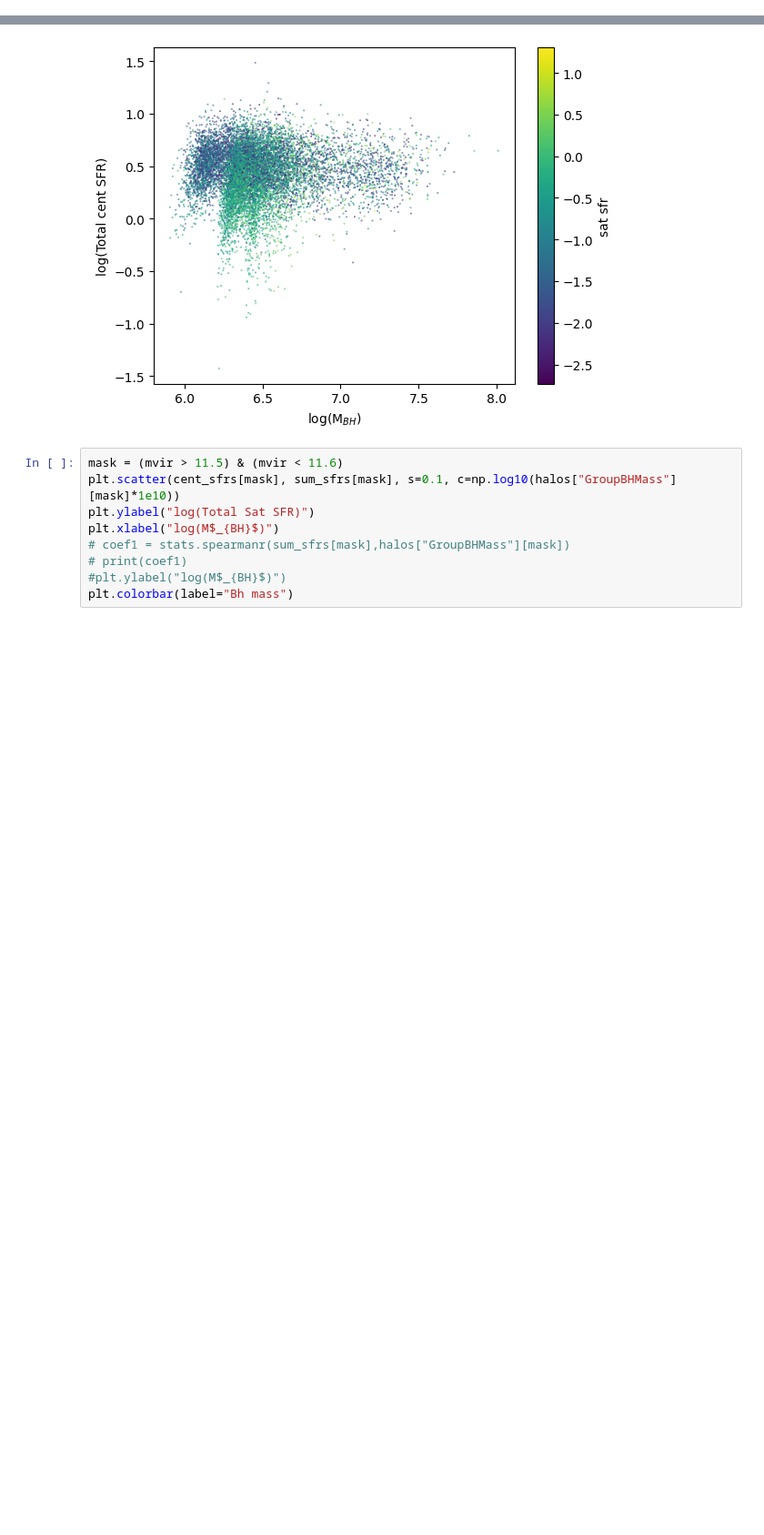
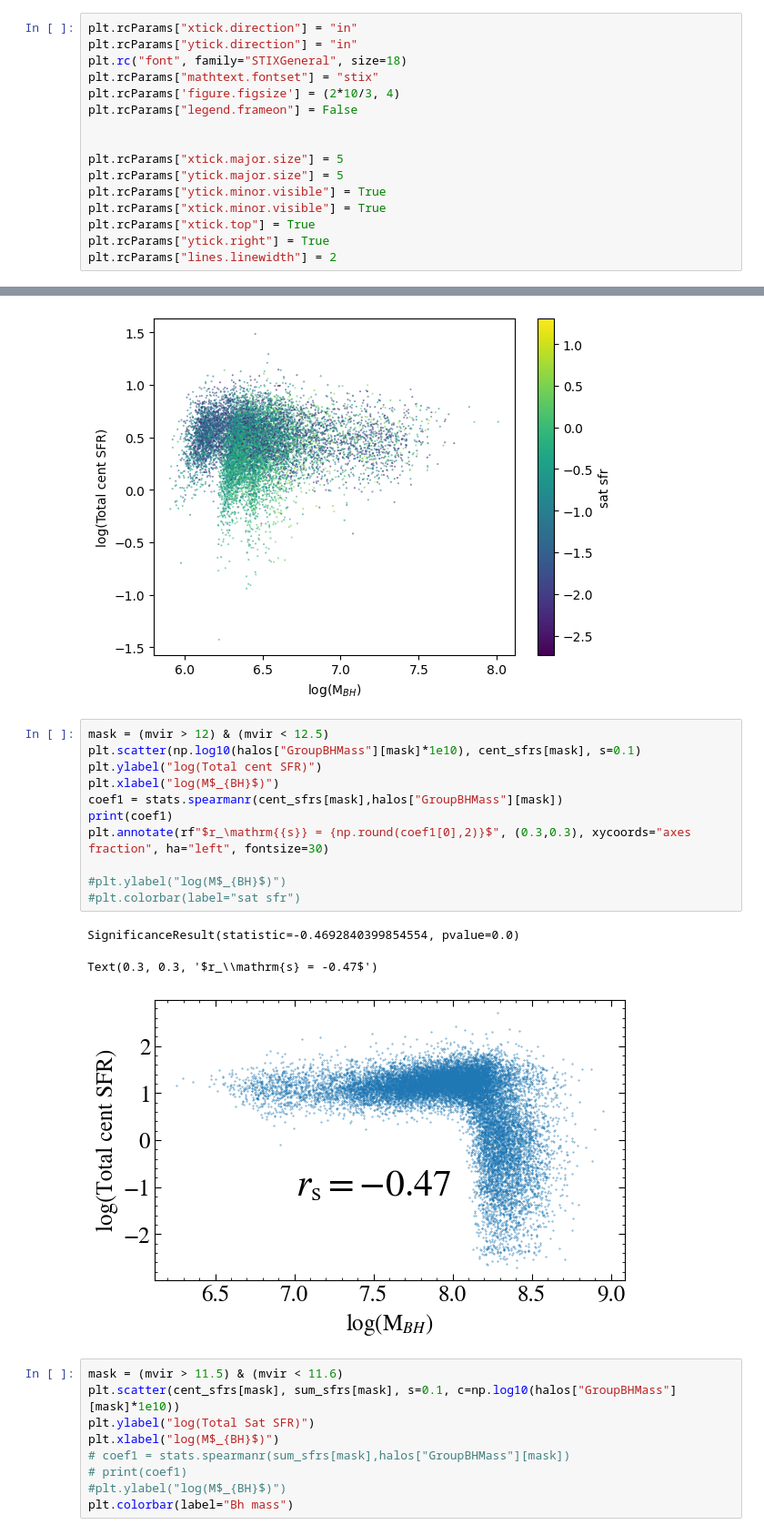
Before and after one commit to ruilan-zh/paper1, a Jupyter notebook: assembly bias/bh_mass_sfr.ipynb, the cells around one changed output, grey strips where cells are left out. Shown at 91% size. Saved outputs shown, nothing was run; the diff lists cells and outputs as text; blank space fills up the shorter version.

Commit message:
Edit figures

```diff
--- a/assembly bias/bh_mass_sfr.ipynb
+++ b/assembly bias/bh_mass_sfr.ipynb
@@ -5,6 +5,22 @@ import illustris_python as il
 import random
 import h5py
 from scipy import stats
+# %%
+plt.rcParams["xtick.direction"] = "in"
+plt.rcParams["ytick.direction"] = "in"
+plt.rc("font", family="STIXGeneral", size=18)
+plt.rcParams["mathtext.fontset"] = "stix"
+plt.rcParams['figure.figsize'] = (2*10/3, 4)
+plt.rcParams["legend.frameon"] = False
+
+
+plt.rcParams["xtick.major.size"] = 5
+plt.rcParams["ytick.major.size"] = 5
+plt.rcParams["ytick.minor.visible"] = True
+plt.rcParams["xtick.minor.visible"] = True
+plt.rcParams["xtick.top"] = True
+plt.rcParams["ytick.right"] = True
+plt.rcParams["lines.linewidth"] = 2
 # %%
 snapnum = 40
 # %%
@@ -107,6 +123,21 @@ plt.colorbar(label="sat sfr")
 SignificanceResult(statistic=-0.032598086292687886, pvalue=3.020114529337706e-05)
 <matplotlib.colorbar.Colorbar at 0x...>
 [figure]
+# %%
+mask = (mvir > 12) & (mvir < 12.5)
+plt.scatter(np.log10(halos["GroupBHMass"][mask]*1e10), cent_sfrs[mask], s=0.1)
+plt.ylabel("log(Total cent SFR)")
+plt.xlabel("log(M$_{BH}$)")
+coef1 = stats.spearmanr(cent_sfrs[mask],halos["GroupBHMass"][mask])
+print(coef1)
+plt.annotate(rf"$r_\mathrm{{s}} = {np.round(coef1[0],2)}$", (0.3,0.3), xycoords="axes fraction", ha="left", fontsize=30)
+
+#plt.ylabel("log(M$_{BH}$)")
+#plt.colorbar(label="sat sfr")
+# %% [output]
+SignificanceResult(statistic=-0.4692840399854554, pvalue=0.0)
+Text(0.3, 0.3, '$r_\\mathrm{s} = -0.47$')
+[figure, added]
 # %%
 mask = (mvir > 11.5) & (mvir < 11.6)
 plt.scatter(cent_sfrs[mask], sum_sfrs[mask], s=0.1, c=np.log10(halos["GroupBHMass"][mask]*1e10))
```
Also changed, not shown: 9 other files.
